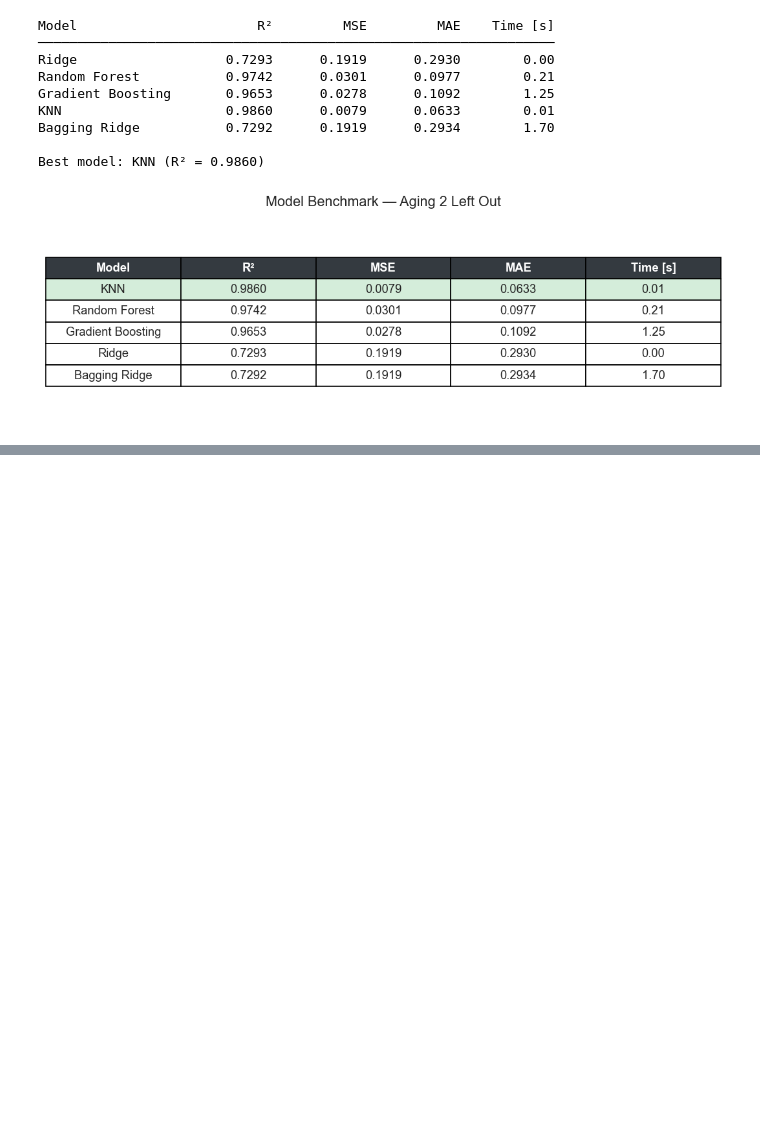
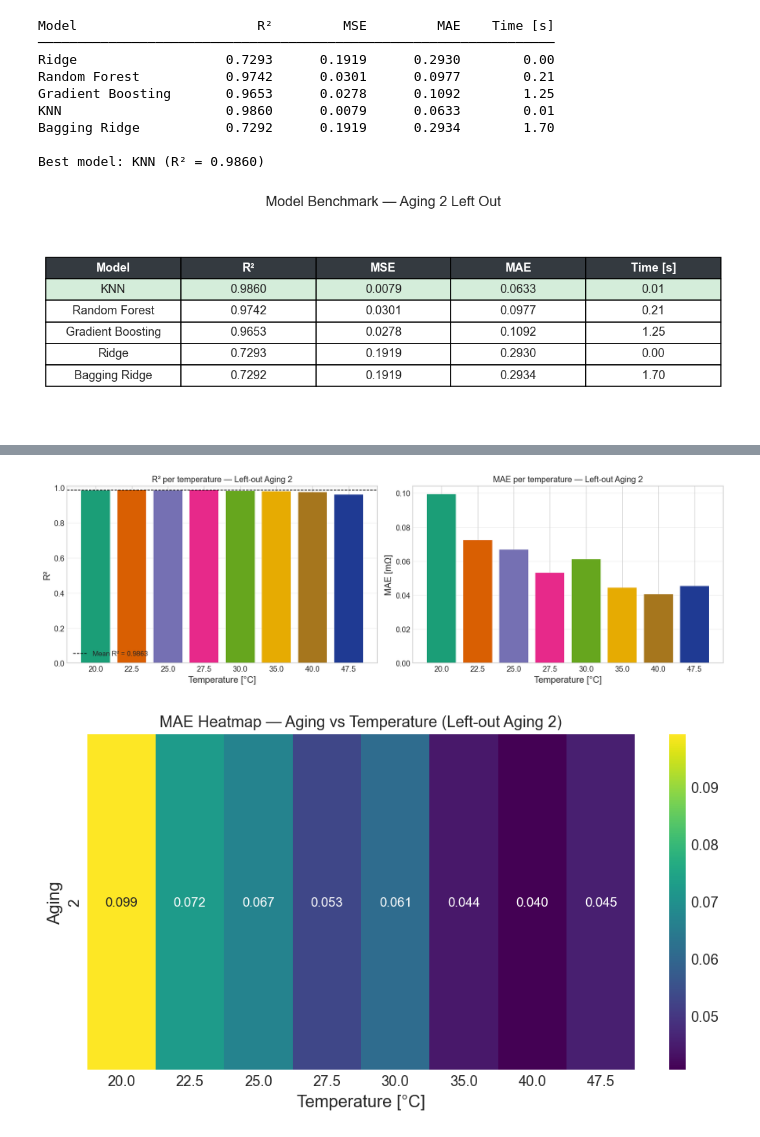
Before and after one commit to marcosoldani/ml_LiBs_project, a Jupyter notebook: notebooks/3_Aging_Interpolation.ipynb, the cells around one changed output, grey strips where cells are left out. Saved outputs shown, nothing was run; the diff lists cells and outputs as text; code cells hidden in the pictures; blank space fills up the shorter version.

Commit message:
ADDED: tuning with gridsearch, temperature-wise analysis

```diff
--- a/notebooks/3_Aging_Interpolation.ipynb
+++ b/notebooks/3_Aging_Interpolation.ipynb
@@ -485,0 +631,78 @@ plt.show()
+# %%
+fig, axes = plt.subplots(1, 2, figsize=(14, 4.5))
+
+colors = [TEMP_COLORS[t] for t in per_temp_df["Temperature [°C]"]]
+
+# --- R² per temperature ---
+axes[0].bar(
+    per_temp_df["Temperature [°C]"].astype(str),
+    per_temp_df["R²"],
+    color=colors
+)
+
+axes[0].axhline(
+    r2_tuned,
+    color="black",
+    ls="--",
+    lw=1,
+    label=f"Mean R² = {r2_tuned:.4f}"
+)
+
+axes[0].set_xlabel("Temperature [°C]")
+axes[0].set_ylabel("R²")
+axes[0].set_title(f"R² per temperature — Left-out Aging {AGING_TO_EXCLUDE}")
+axes[0].set_ylim(min(0, per_temp_df["R²"].min() - 0.05), 1.01)
+axes[0].legend()
+axes[0].grid(True, alpha=0.3, axis="y")
+
+# --- MAE per temperature ---
+axes[1].bar(
+    per_temp_df["Temperature [°C]"].astype(str),
+    per_temp_df["MAE [mΩ]"],
+    color=colors
+)
+
+axes[1].set_xlabel("Temperature [°C]")
+axes[1].set_ylabel("MAE [mΩ]")
+axes[1].set_title(f"MAE per temperature — Left-out Aging {AGING_TO_EXCLUDE}")
+axes[1].grid(True, alpha=0.3, axis="y")
+
+plt.tight_layout()
+plt.show()
+
+
+# ============================================================
+# HEATMAP: Aging × Temperature (MAE)
+# ============================================================
+
+heatmap_df = df_test.copy()
+
+heatmap_pivot = heatmap_df.pivot_table(
+    index="Aging",
+    columns="Temperature",
+    values="Z_real",
+    aggfunc=lambda x: mean_absolute_error(
+        heatmap_df.loc[x.index, ["Z_real", "Z_imag"]].values,
+        heatmap_df.loc[x.index, ["Z_real_pred", "Z_imag_pred"]].values
+    )
+)
+
+fig, ax = plt.subplots(figsize=(8, 4.5))
+
+sns.heatmap(
+    heatmap_pivot,
+    annot=True,
+    fmt=".3f",
+    cmap="viridis",
+    ax=ax
+)
+
+ax.set_title(f"MAE Heatmap — Aging vs Temperature (Left-out Aging {AGING_TO_EXCLUDE})")
+ax.set_xlabel("Temperature [°C]")
+ax.set_ylabel("Aging")
+
+plt.tight_layout()
+plt.show()
+# %% [output]
+[figure, added]
+[figure, added]
```
Also changed, not shown: parts of 4 cells of this notebook.
